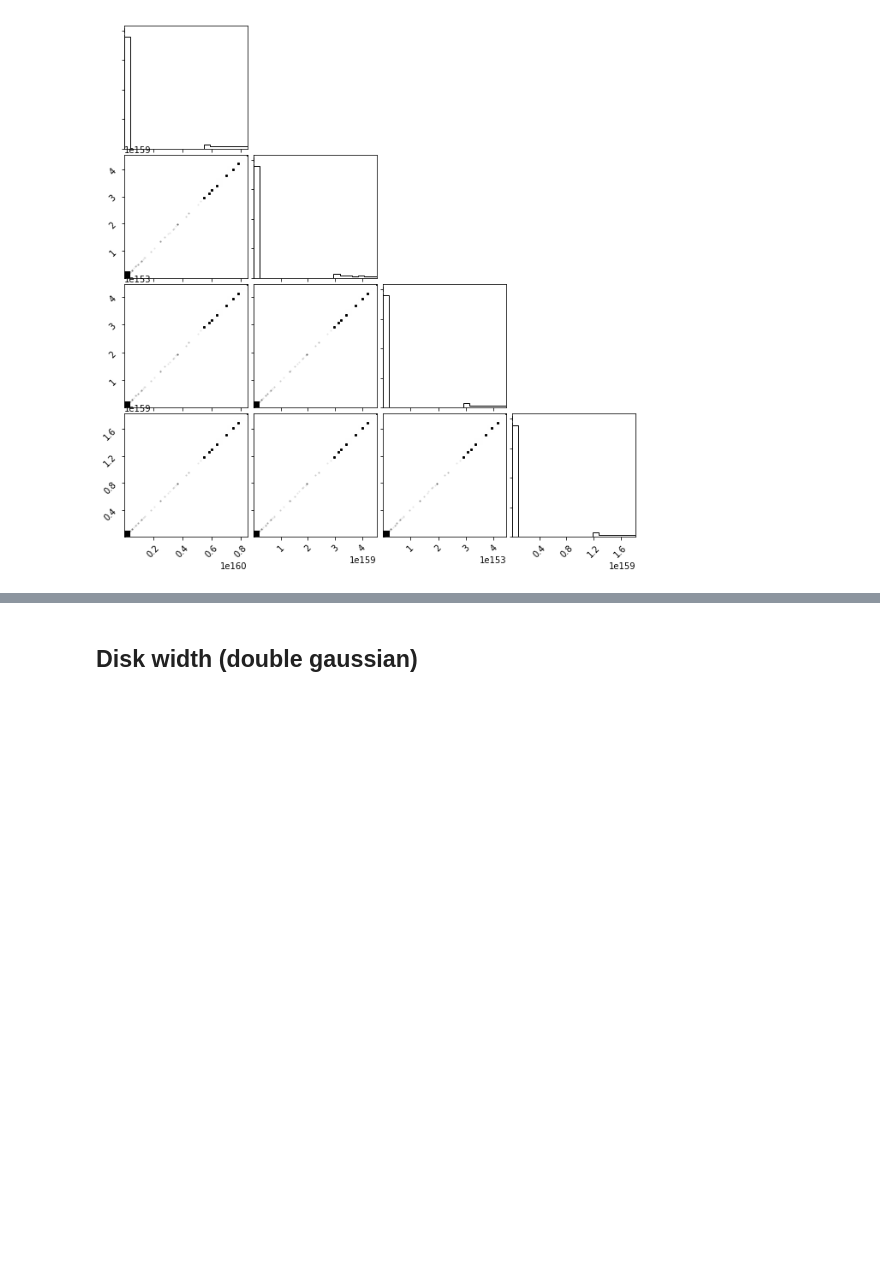
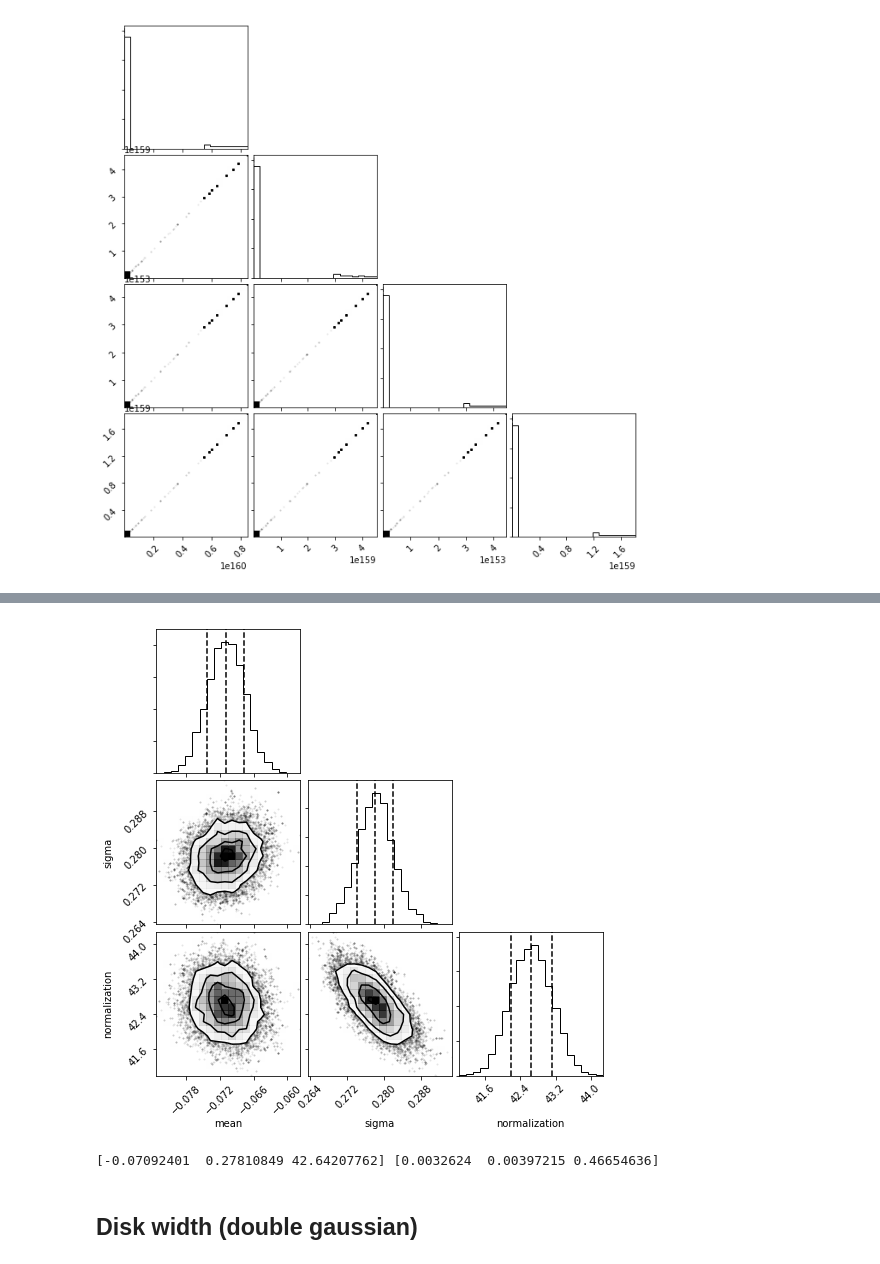
Before and after one commit to arthur-tsang/CO-project, a Jupyter notebook: mcmc.ipynb, the cells around one changed output, grey strips where cells are left out. Drawn from its saved outputs; the diff is of its cells as text; code cells hidden in the pictures; blank space fills up the shorter version.

```diff
--- a/mcmc.ipynb
+++ b/mcmc.ipynb
@@ -105,3 +155,18 @@ WARNING:root:Too few points to create valid contours
+# %%
+burnin = 400
+x_chain = chain[burnin:].reshape(-1,ndim)
+
+corner.corner(x_chain,
+              labels=['mean', 'sigma', 'normalization'],
+              quantiles=[0.16, 0.5, 0.84],
+              show_titles=False)
+plt.show()
+# %% [output]
+[figure, added]
+# %%
+print(np.mean(x_chain, axis=0), np.std(x_chain, axis=0, ddof=1))
+# %% [output]
+[-0.07092401  0.27810849 42.64207762] [0.0032624  0.00397215 0.46654636]
 # %% [markdown]
 ## Disk width (double gaussian)
 # %%
```
Also changed, not shown: parts of 11 cells of this notebook, 2 other files.
